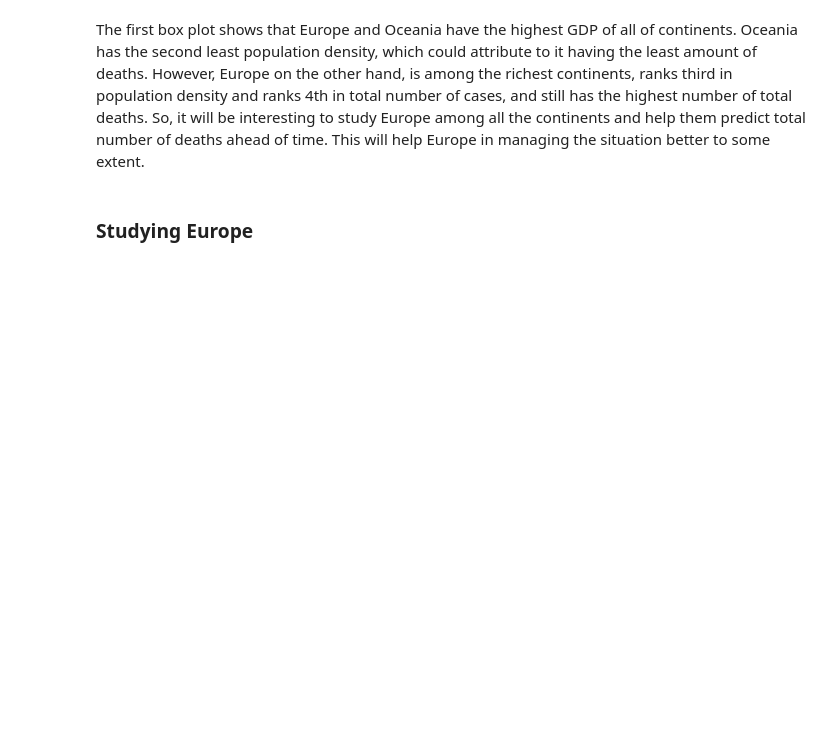
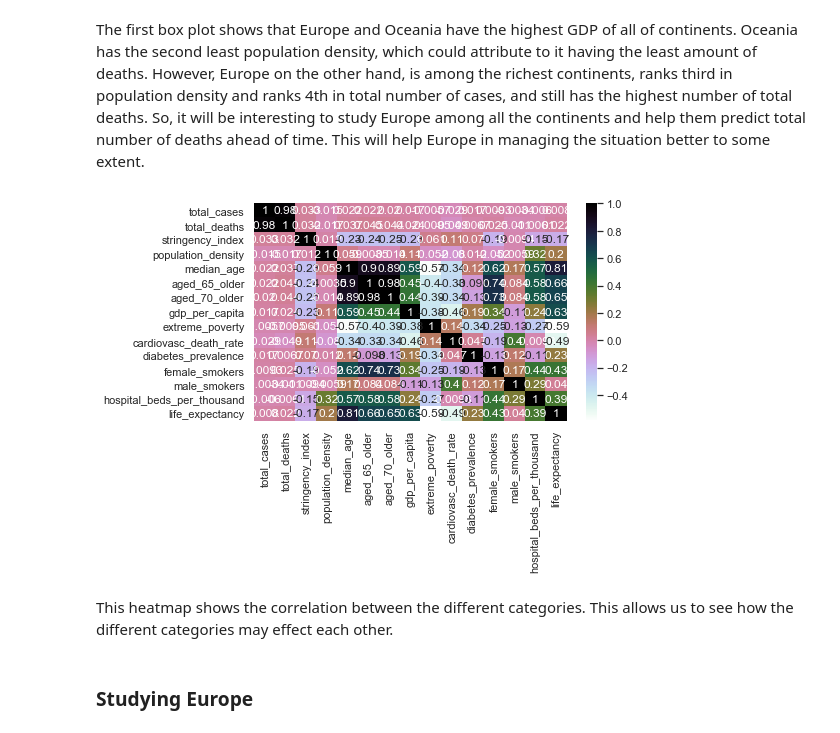
Before and after one commit to kamsingh11/Covid-19, a Jupyter notebook: COVID-19-Death Analysis.ipynb, the cells around one changed output. Drawn from its saved outputs; the diff is of its cells as text; code cells hidden in the pictures; blank space fills up the shorter version.

```diff
--- a/COVID-19-Death Analysis.ipynb
+++ b/COVID-19-Death Analysis.ipynb
@@ -514,6 +503,15 @@ ax = sns.boxplot(x="continent", y="population_density", data=df, showfliers=Fals
 [figure]
 # %% [markdown]
 The first box plot shows that Europe and Oceania have the highest GDP of all of continents. Oceania has the second least population density, which could attribute to it having the least amount of deaths. However, Europe on the other hand, is among the richest continents, ranks third in population density and ranks 4th in total number of cases, and still has the highest number of total deaths. So, it will be interesting to study Europe among all the continents and help them predict total number of deaths ahead of time. This will help Europe in managing the situation better to some extent.
+# %%
+# heatmap for the correlation matrix
+plt.figure(figsize=(7,4))
+sns.heatmap(df.corr(),annot=True,cmap='cubehelix_r')
+plt.show()
+# %% [output]
+[figure, added]
+# %% [markdown]
+This heatmap shows the correlation between the different categories. This allows us to see how the different categories may effect each other.
 # %% [markdown]
 ### Studying Europe
 # %%
```
Also changed, not shown: parts of 3 cells of this notebook.
